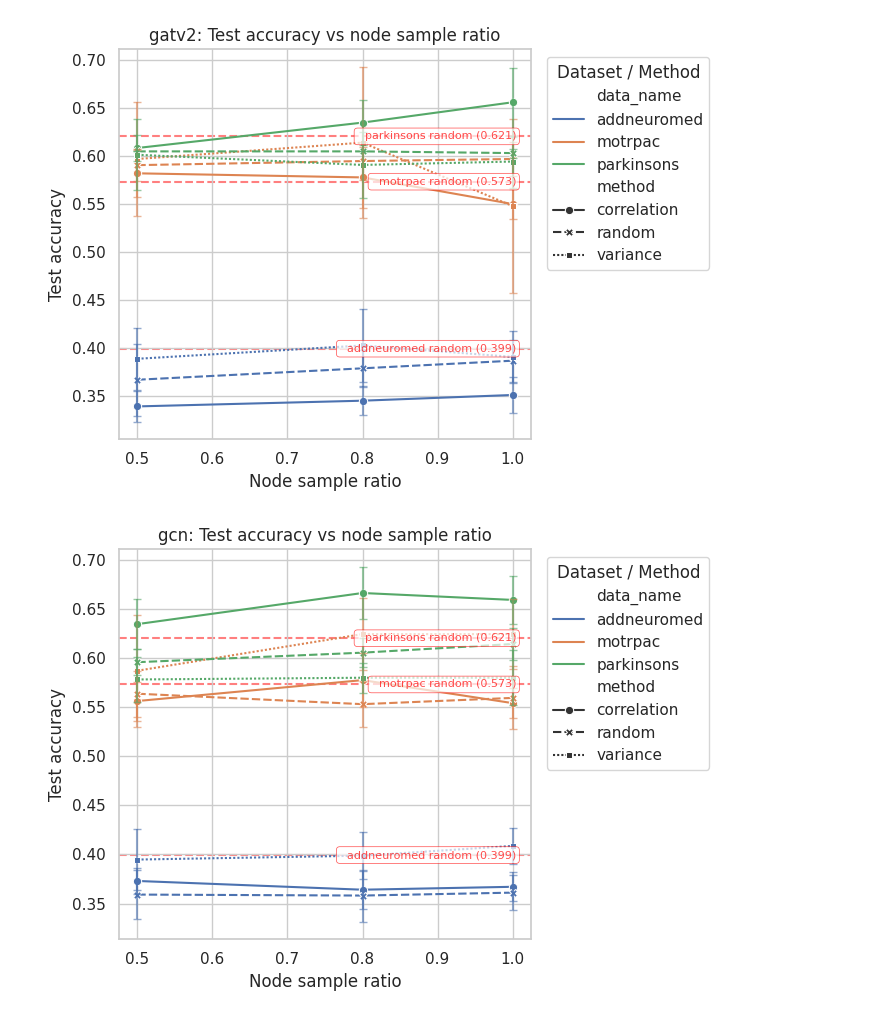
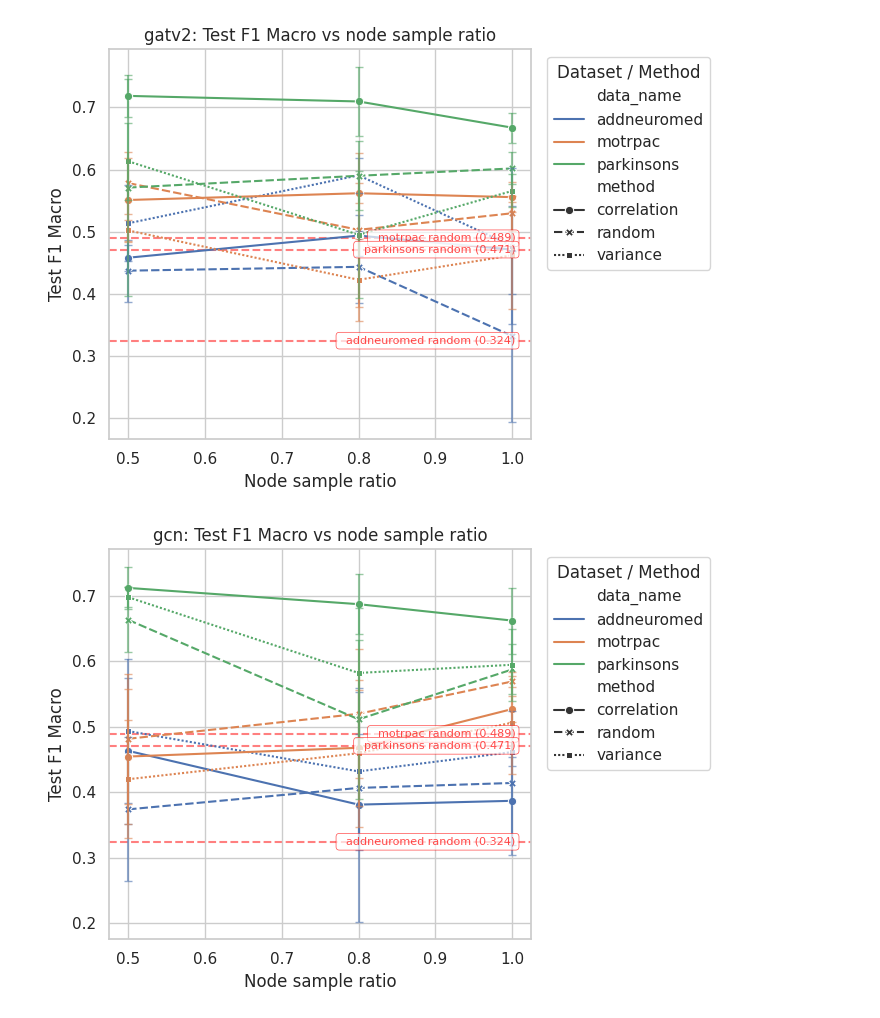
Before and after one commit to geometric-intelligence/ogbench, a Jupyter notebook: tutorials/final_results.ipynb, the cells around one changed output. Saved outputs shown, nothing was run; the diff lists cells and outputs as text; code cells hidden in the pictures.

```diff
--- a/tutorials/final_results.ipynb
+++ b/tutorials/final_results.ipynb
@@ -422,7 +883,7 @@ for model_name in sorted(agg_df["model_name"].dropna().unique()):
     ax = sns.lineplot(
         data=sub,
         x="node_sample_ratio",
-        y="test_acc",
+        y="test_f1_macro",
         hue="data_name",        # <-- color = dataset
         style="method",         # <-- line style = method
         markers=True,
@@ -435,8 +896,8 @@ for model_name in sorted(agg_df["model_name"].dropna().unique()):
     for (data_name, method), grp in sub.groupby(["data_name", "method"]):
         ax.errorbar(
             grp["node_sample_ratio"],
-            grp["test_acc"],
-            yerr=grp["test_acc_std"],
+            grp["test_f1_macro"],
+            yerr=grp["test_f1_macro_std"],
             fmt="none",
             capsize=3,
             alpha=0.6,
@@ -471,9 +932,9 @@ for model_name in sorted(agg_df["model_name"].dropna().unique()):
     ax.set_xlim(xlim)
     ax.set_ylim(ylim)
 
-    ax.set_title(f"{model_name}: Test accuracy vs node sample ratio")
+    ax.set_title(f"{model_name}: Test F1 Macro vs node sample ratio")
     ax.set_xlabel("Node sample ratio")
-    ax.set_ylabel("Test accuracy")
+    ax.set_ylabel("Test F1 Macro")
     ax.legend(
         bbox_to_anchor=(1.02, 1),
         loc="upper left",
@@ -486,2 +947,2 @@ for model_name in sorted(agg_df["model_name"].dropna().unique()):
-[figure, old version]
+[figure, new version]
-[figure, old version]
+[figure, new version]
```
Also changed, not shown: parts of 13 cells of this notebook, 2 other files.
